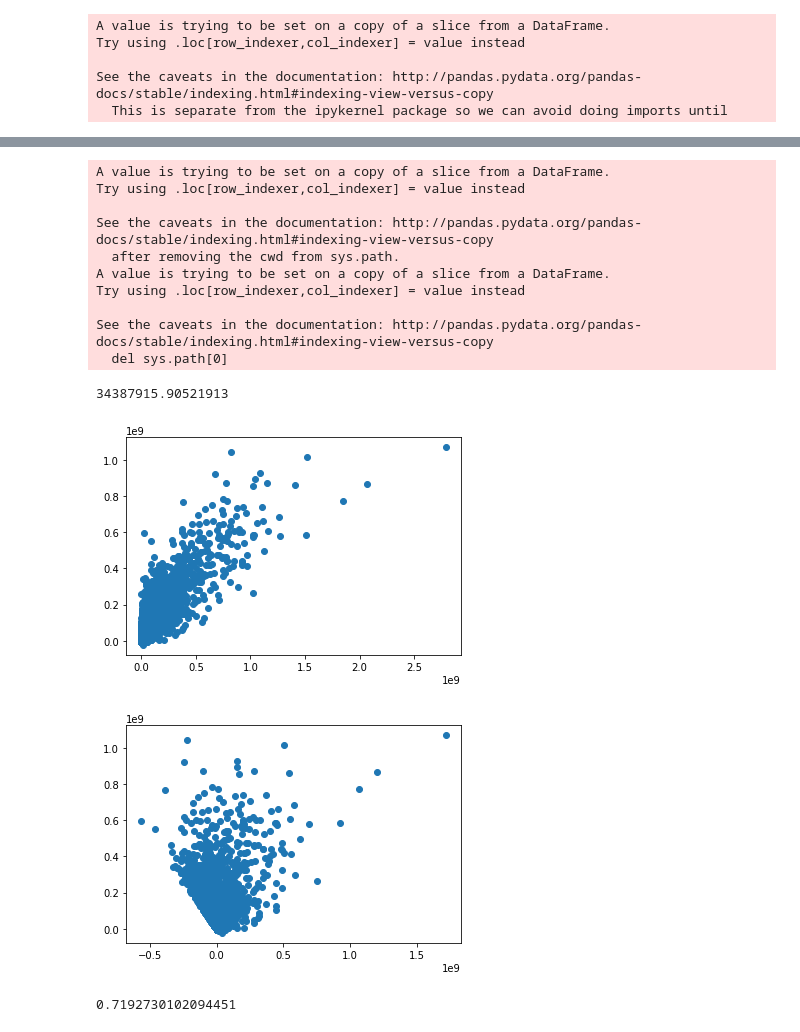
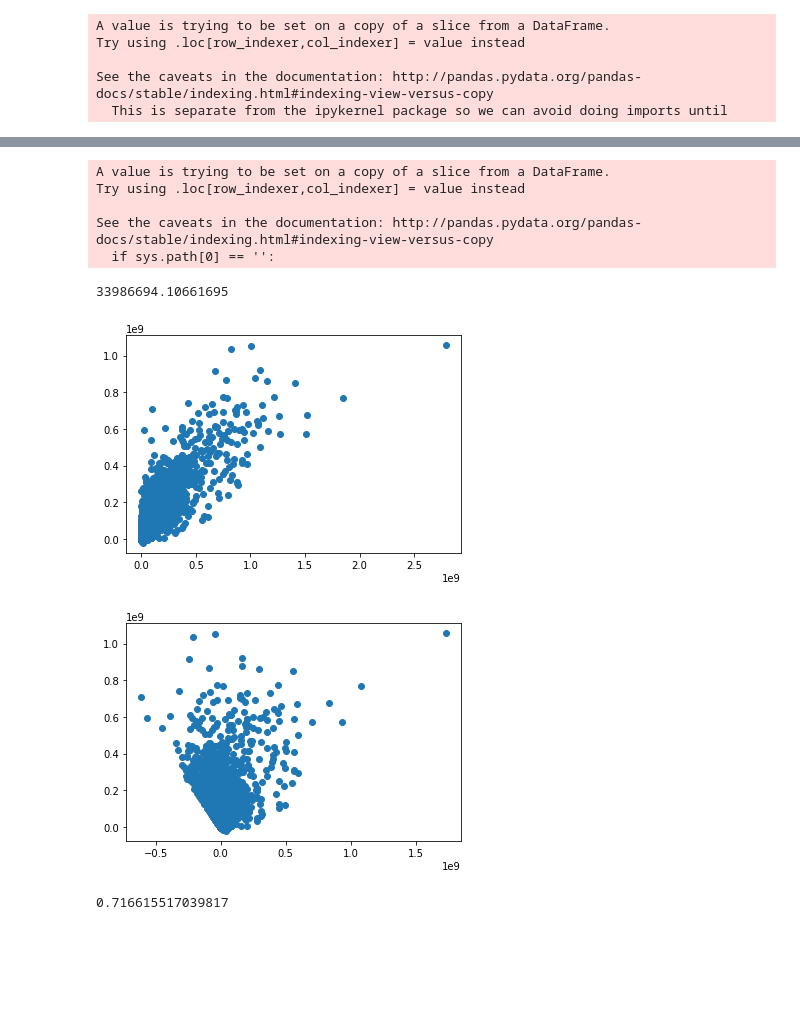
Before and after one commit to rahul-shiv/DA-2018, a Jupyter notebook: model.ipynb, the cells around one changed output, grey strips where cells are left out. Drawn from its saved outputs; the diff is of its cells as text; code cells hidden in the pictures; blank space fills up the shorter version.

```diff
--- a/model.ipynb
+++ b/model.ipynb
@@ -14,7 +14,7 @@ ratings = pd.read_csv('ratings_preprocessed.csv')
 # %%
 df_numeric = meta[['budget','popularity','revenue','runtime','vote_average','vote_count']]
 df_numeric.dropna(inplace=True)
-
+df_numeric['new'] = df_numeric['vote_average']*np.power(df_numeric['vote_count'],0.8)
 train,test = train_test_split(df_numeric,test_size=0.25)
 # %% [output]
 A value is trying to be set on a copy of a slice from a DataFrame
@@ -111,47 +131,41 @@ See the caveats in the documentation: http://pandas.pydata.org/pandas-docs/stabl
 from sklearn import linear_model
 from sklearn.metrics import mean_squared_error
 
-train['new'] = train['vote_average']*np.power(train['vote_count'],0.8)
 
 X = train[['budget','popularity','runtime','new']]
 y = train[['revenue']]
 
 lm = linear_model.LinearRegression()
 model = lm.fit(X,y)
 predictions = lm.predict(X)
 pred = pd.DataFrame(predictions,columns=["revenue"])
 y['revenue_pred'] = predictions
 # y = y[y.revenue_pred>0]
 
 # log_y = np.log10(y.revenue)
 # log_y_pred = np.log10(y.revenue_pred)
 # print(mean_squared_error(log_y,log_y_pred))
 
 print((mean_squared_error(y.revenue,y.revenue_pred))**0.5)
 
 
 residuals = y.revenue - y.revenue_pred
 plt.scatter(y.revenue,y.revenue_pred)
 plt.show()
 plt.scatter(residuals,y.revenue_pred)
 plt.show()
 
 print(model.score(X,y.revenue))
 # %% [output]
 A value is trying to be set on a copy of a slice from a DataFrame.
 Try using .loc[row_indexer,col_indexer] = value instead
 
 See the caveats in the documentation: http://pandas.pydata.org/pandas-docs/stable/indexing.html#indexing-view-versus-copy
-  after removing the cwd from sys.path.
-A value is trying to be set on a copy of a slice from a DataFrame.
-Try using .loc[row_indexer,col_indexer] = value instead
-
-See the caveats in the documentation: http://pandas.pydata.org/pandas-docs/stable/indexing.html#indexing-view-versus-copy
-  del sys.path[0]
+  if sys.path[0] == '':
-34387915.90521913
+33986694.10661695
-[figure, old version]
+[figure, new version]
-[figure, old version]
+[figure, new version]
-0.7192730102094451
+0.716615517039817
 # %%
 for i in X:
     plt.scatter(X[i],train['revenue'])
```
Also changed, not shown: parts of 9 cells of this notebook.
